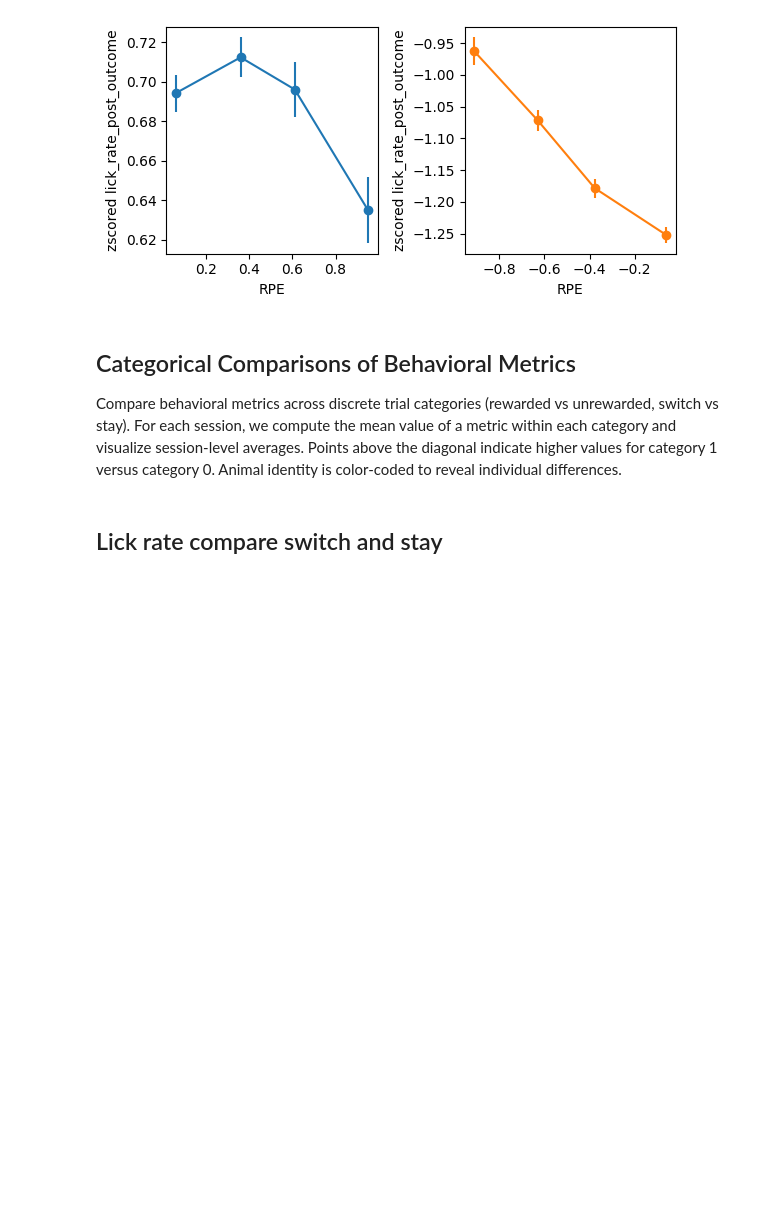
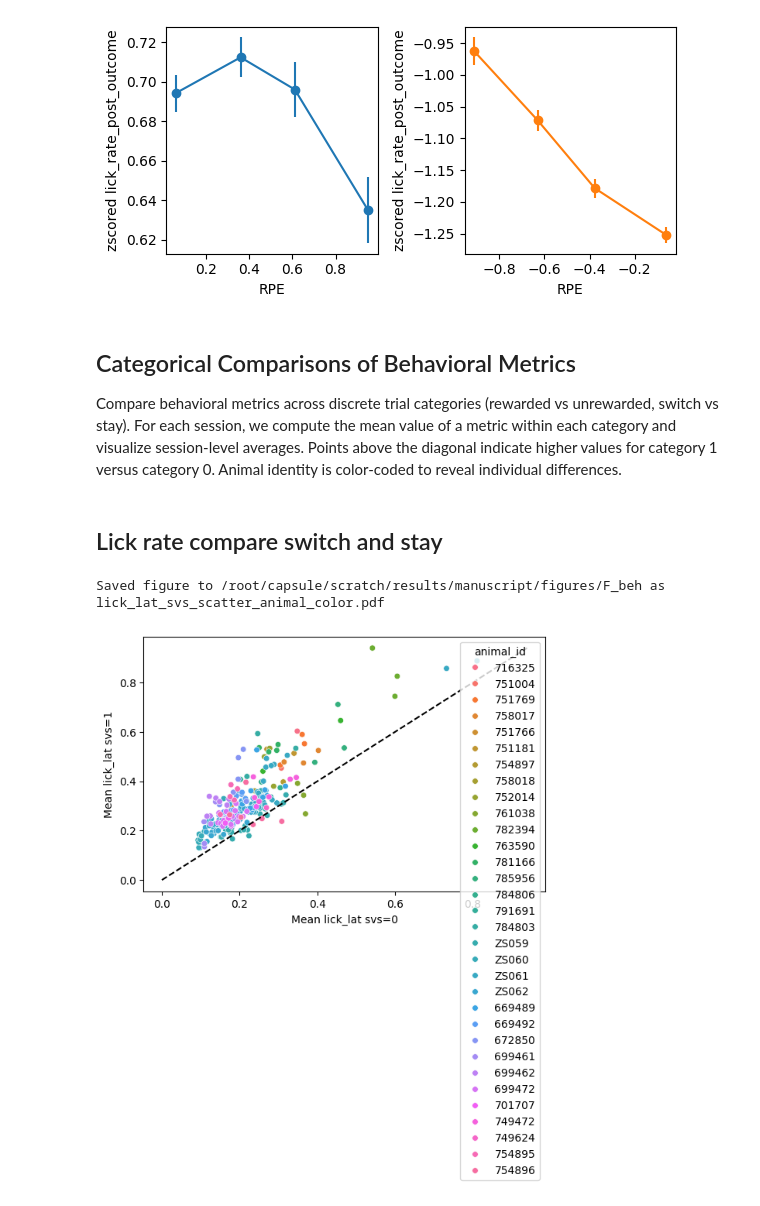
Before and after one commit to AllenNeuralDynamics/aind-beh-ephys-analysis, a Jupyter notebook: code/beh_ephys_analysis/session_combine/manuscript_figures/F_behavior_w_FP.ipynb, the cells around one changed output. Drawn from its saved outputs; the diff is of its cells as text; code cells hidden in the pictures; blank space fills up the shorter version.

```diff
--- a/code/beh_ephys_analysis/session_combine/manuscript_figures/F_behavior_w_FP.ipynb
+++ b/code/beh_ephys_analysis/session_combine/manuscript_figures/F_behavior_w_FP.ipynb
@@ -950,3 +945,8 @@ def plot_scatter_by_category(plot_col, cate_col, panels=None):
     print(f'Saved figure to {target_folder} as {plot_col}_{cate_col}_scatter_animal_color.pdf')
 # %% [markdown]
 ## Lick rate compare switch and stay
+# %%
+plot_scatter_by_category('lick_lat', 'svs')
+# %% [output]
+Saved figure to /root/capsule/scratch/results/manuscript/figures/F_beh as lick_lat_svs_scatter_animal_color.pdf
+[figure, added]
```
Also changed, not shown: parts of 14 cells of this notebook, 27 other files.
